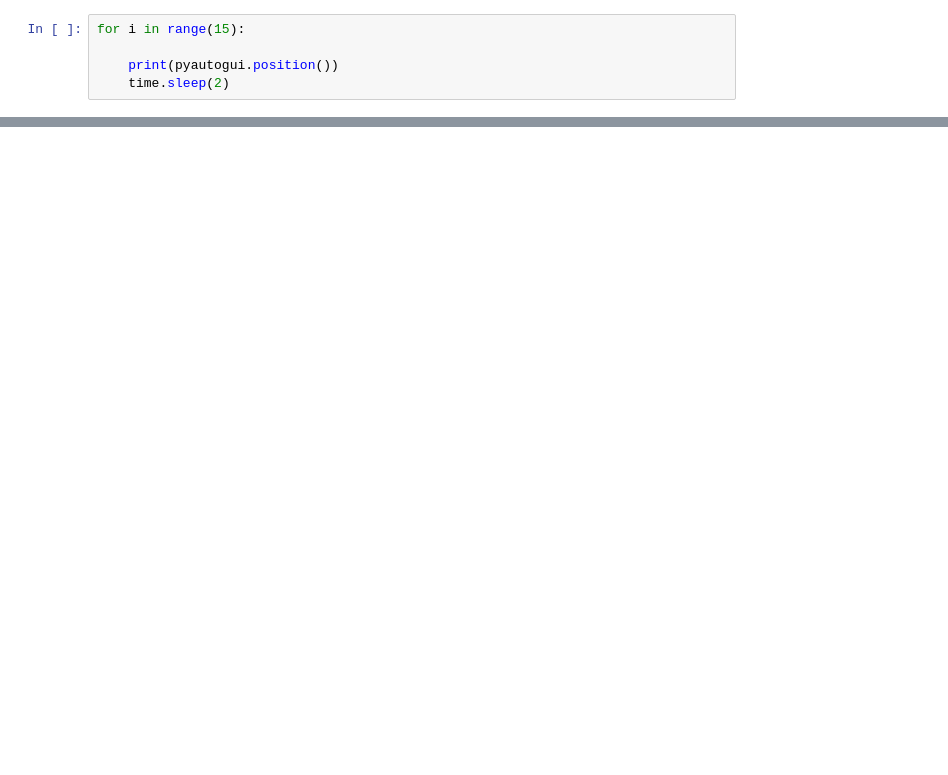
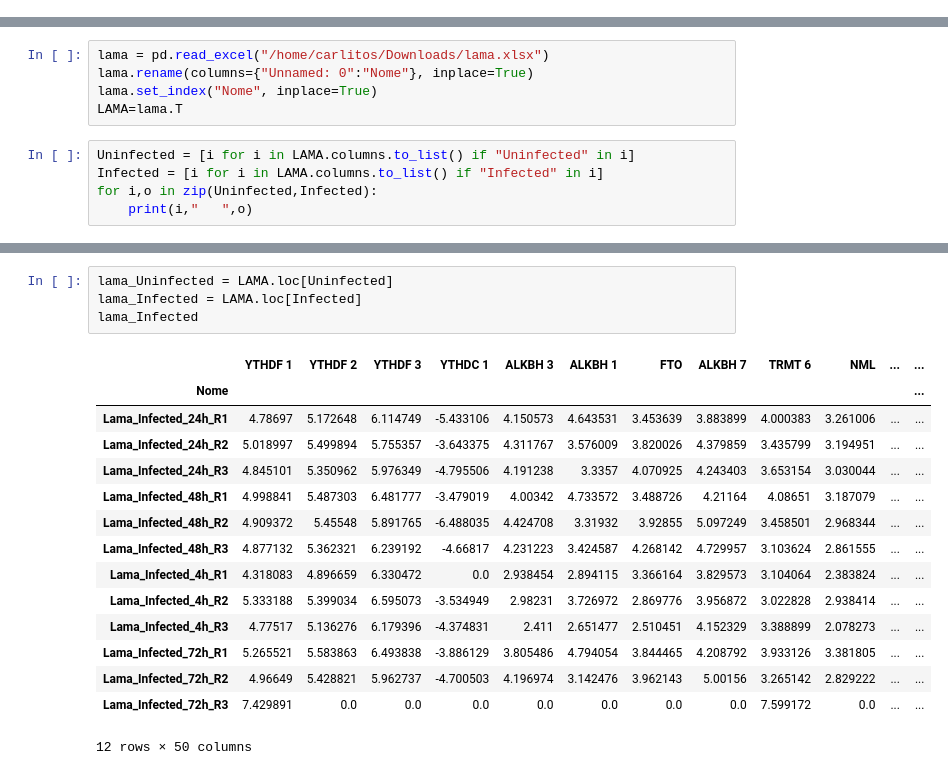
Before and after one commit to carlitos9087/Caderno_de_anota-es_python, a Jupyter notebook: jjjjjjjj.ipynb, the cells around one changed output, grey strips where cells are left out. Drawn from its saved outputs; the diff is of its cells as text; blank space fills up the shorter version.

```diff
--- a/jjjjjjjj.ipynb
+++ b/jjjjjjjj.ipynb
@@ -6,5 +0,0 @@ pyautogui.PAUSE= 3
-# %%
-for i in range(15):
-
-    print(pyautogui.position())
-    time.sleep(2)
@@ -53,0 +21,10 @@ NameError: name 'penguins' is not defined
+# %%
+lama = pd.read_excel("/home/carlitos/Downloads/lama.xlsx")
+lama.rename(columns={"Unnamed: 0":"Nome"}, inplace=True)
+lama.set_index("Nome", inplace=True)
+LAMA=lama.T
+# %%
+Uninfected = [i for i in LAMA.columns.to_list() if "Uninfected" in i]
+Infected = [i for i in LAMA.columns.to_list() if "Infected" in i]
+for i,o in zip(Uninfected,Infected):
+    print(i,"   ",o)
@@ -53,0 +44,20 @@ NameError: name 'penguins' is not defined
+# %%
+lama_Uninfected = LAMA.loc[Uninfected]
+lama_Infected = LAMA.loc[Infected]
+lama_Infected
+# %% [output]
+|  | YTHDF 1 | YTHDF 2 | YTHDF 3 | YTHDC 1 | ALKBH 3 | ALKBH 1 | FTO | ALKBH 7 | TRMT 6 | NML | ... | ... |
+| Nome |  |  |  |  |  |  |  |  |  |  |  | ... |
+| Lama_Infected_24h_R1 | 4.78697 | 5.172648 | 6.114749 | -5.433106 | 4.150573 | 4.643531 | 3.453639 | 3.883899 | 4.000383 | 3.261006 | ... | ... |
+| Lama_Infected_24h_R2 | 5.018997 | 5.499894 | 5.755357 | -3.643375 | 4.311767 | 3.576009 | 3.820026 | 4.379859 | 3.435799 | 3.194951 | ... | ... |
+| Lama_Infected_24h_R3 | 4.845101 | 5.350962 | 5.976349 | -4.795506 | 4.191238 | 3.3357 | 4.070925 | 4.243403 | 3.653154 | 3.030044 | ... | ... |
+| Lama_Infected_48h_R1 | 4.998841 | 5.487303 | 6.481777 | -3.479019 | 4.00342 | 4.733572 | 3.488726 | 4.21164 | 4.08651 | 3.187079 | ... | ... |
+| Lama_Infected_48h_R2 | 4.909372 | 5.45548 | 5.891765 | -6.488035 | 4.424708 | 3.31932 | 3.92855 | 5.097249 | 3.458501 | 2.968344 | ... | ... |
+| Lama_Infected_48h_R3 | 4.877132 | 5.362321 | 6.239192 | -4.66817 | 4.231223 | 3.424587 | 4.268142 | 4.729957 | 3.103624 | 2.861555 | ... | ... |
+| Lama_Infected_4h_R1 | 4.318083 | 4.896659 | 6.330472 | 0.0 | 2.938454 | 2.894115 | 3.366164 | 3.829573 | 3.104064 | 2.383824 | ... | ... |
+| Lama_Infected_4h_R2 | 5.333188 | 5.399034 | 6.595073 | -3.534949 | 2.98231 | 3.726972 | 2.869776 | 3.956872 | 3.022828 | 2.938414 | ... | ... |
+| Lama_Infected_4h_R3 | 4.77517 | 5.136276 | 6.179396 | -4.374831 | 2.411 | 2.651477 | 2.510451 | 4.152329 | 3.388899 | 2.078273 | ... | ... |
+| Lama_Infected_72h_R1 | 5.265521 | 5.583863 | 6.493838 | -3.886129 | 3.805486 | 4.794054 | 3.844465 | 4.208792 | 3.933126 | 3.381805 | ... | ... |
+| Lama_Infected_72h_R2 | 4.96649 | 5.428821 | 5.962737 | -4.700503 | 4.196974 | 3.142476 | 3.962143 | 5.00156 | 3.265142 | 2.829222 | ... | ... |
+| Lama_Infected_72h_R3 | 7.429891 | 0.0 | 0.0 | 0.0 | 0.0 | 0.0 | 0.0 | 0.0 | 7.599172 | 0.0 | ... | ... |
+12 rows × 50 columns
```
Also changed, not shown: parts of 7 cells of this notebook, 4 other files.
